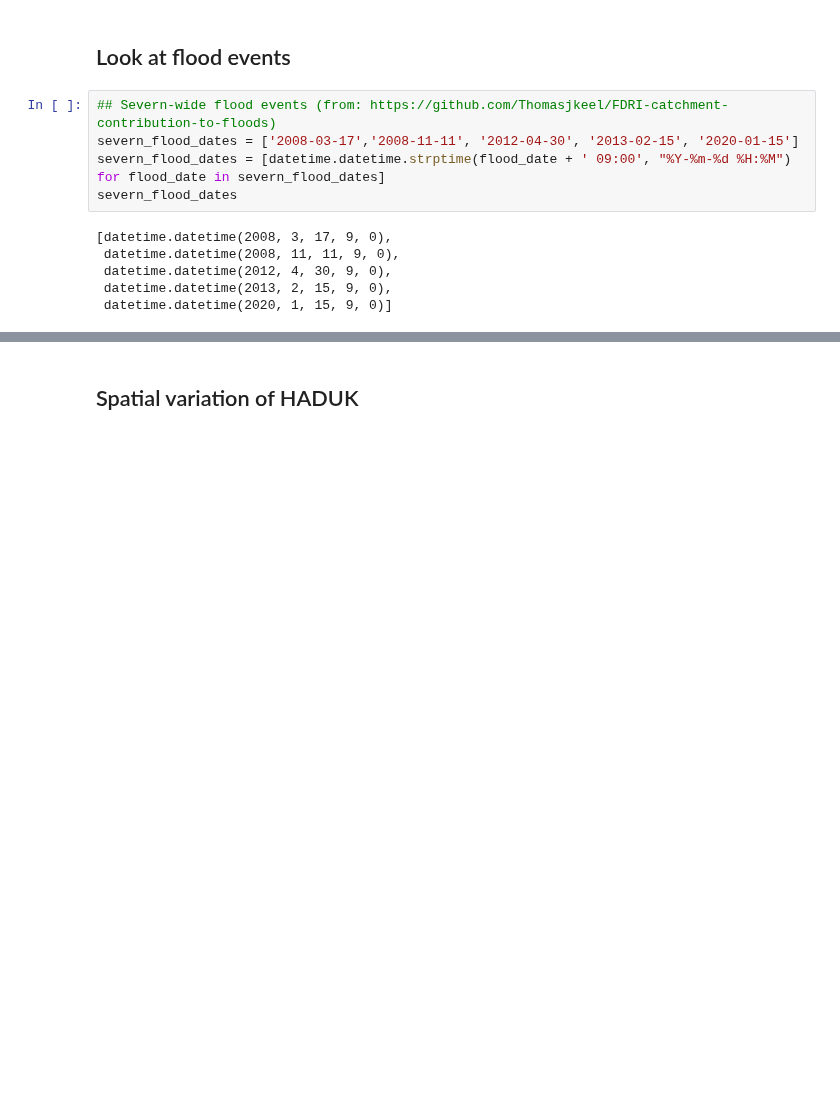
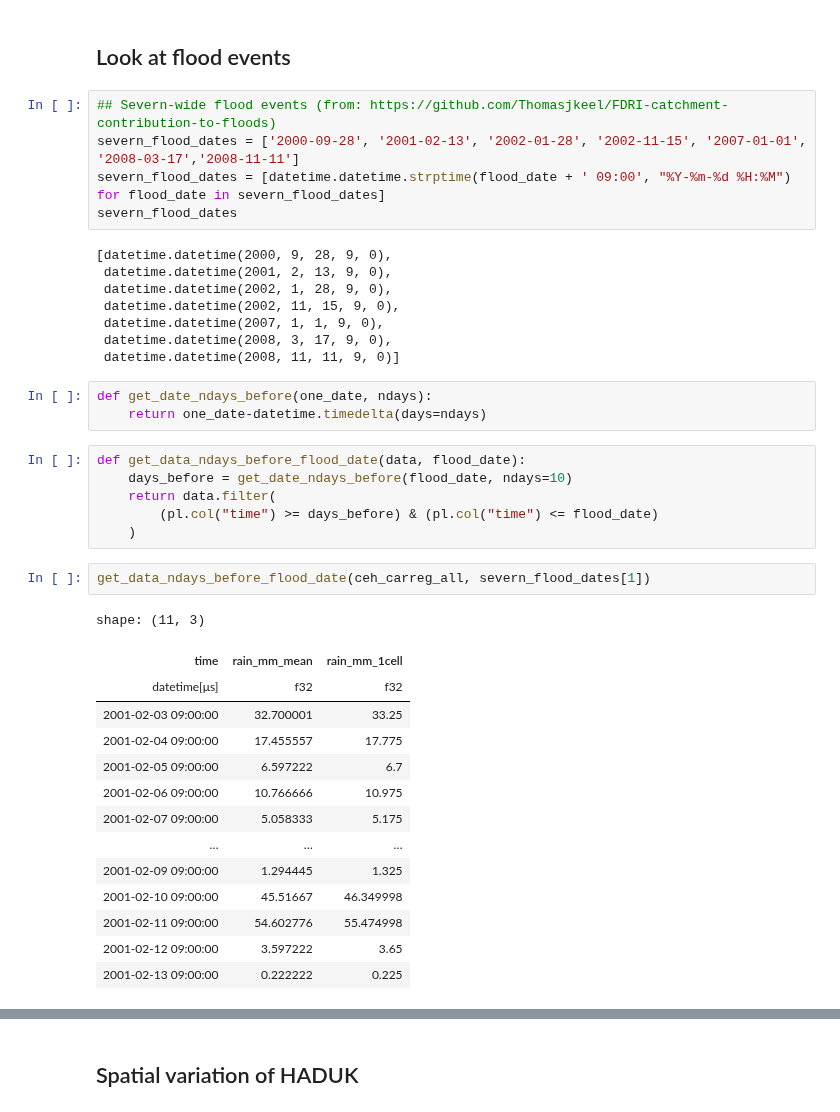
Before and after one commit to Thomasjkeel/FDRI-comparing-rainfall-data-in-upper-severn, a Jupyter notebook: notebooks/Carreg_wen_gauge_vs_grid.ipynb, the cells around one changed output, grey strips where cells are left out. Saved outputs shown, nothing was run; the diff lists cells and outputs as text; blank space fills up the shorter version.

```diff
--- a/notebooks/Carreg_wen_gauge_vs_grid.ipynb
+++ b/notebooks/Carreg_wen_gauge_vs_grid.ipynb
@@ -278,12 +278,40 @@ ax.plot(lims, lims, 'k-', alpha=0.75, zorder=0)
 ## Look at flood events
 # %%
 ## Severn-wide flood events (from: https://github.com/Thomasjkeel/FDRI-catchment-contribution-to-floods)
-severn_flood_dates = ['2008-03-17','2008-11-11', '2012-04-30', '2013-02-15', '2020-01-15']
+severn_flood_dates = ['2000-09-28', '2001-02-13', '2002-01-28', '2002-11-15', '2007-01-01', '2008-03-17','2008-11-11']
 severn_flood_dates = [datetime.datetime.strptime(flood_date + ' 09:00', "%Y-%m-%d %H:%M") for flood_date in severn_flood_dates]
 severn_flood_dates
 # %% [output]
-[datetime.datetime(2008, 3, 17, 9, 0),
- datetime.datetime(2008, 11, 11, 9, 0),
- datetime.datetime(2012, 4, 30, 9, 0),
- datetime.datetime(2013, 2, 15, 9, 0),
- datetime.datetime(2020, 1, 15, 9, 0)]
+[datetime.datetime(2000, 9, 28, 9, 0),
+ datetime.datetime(2001, 2, 13, 9, 0),
+ datetime.datetime(2002, 1, 28, 9, 0),
+ datetime.datetime(2002, 11, 15, 9, 0),
+ datetime.datetime(2007, 1, 1, 9, 0),
+ datetime.datetime(2008, 3, 17, 9, 0),
+ datetime.datetime(2008, 11, 11, 9, 0)]
+# %%
+def get_date_ndays_before(one_date, ndays):
+    return one_date-datetime.timedelta(days=ndays)
+# %%
+def get_data_ndays_before_flood_date(data, flood_date):
+    days_before = get_date_ndays_before(flood_date, ndays=10)
+    return data.filter(
+        (pl.col("time") >= days_before) & (pl.col("time") <= flood_date)
+    )
+# %%
+get_data_ndays_before_flood_date(ceh_carreg_all, severn_flood_dates[1])
+# %% [output]
+shape: (11, 3)
+| time | rain_mm_mean | rain_mm_1cell |
+| datetime[μs] | f32 | f32 |
+| 2001-02-03 09:00:00 | 32.700001 | 33.25 |
+| 2001-02-04 09:00:00 | 17.455557 | 17.775 |
+| 2001-02-05 09:00:00 | 6.597222 | 6.7 |
+| 2001-02-06 09:00:00 | 10.766666 | 10.975 |
+| 2001-02-07 09:00:00 | 5.058333 | 5.175 |
+| … | … | … |
+| 2001-02-09 09:00:00 | 1.294445 | 1.325 |
+| 2001-02-10 09:00:00 | 45.51667 | 46.349998 |
+| 2001-02-11 09:00:00 | 54.602776 | 55.474998 |
+| 2001-02-12 09:00:00 | 3.597222 | 3.65 |
+| 2001-02-13 09:00:00 | 0.222222 | 0.225 |
```
Also changed, not shown: parts of 4 cells of this notebook.
